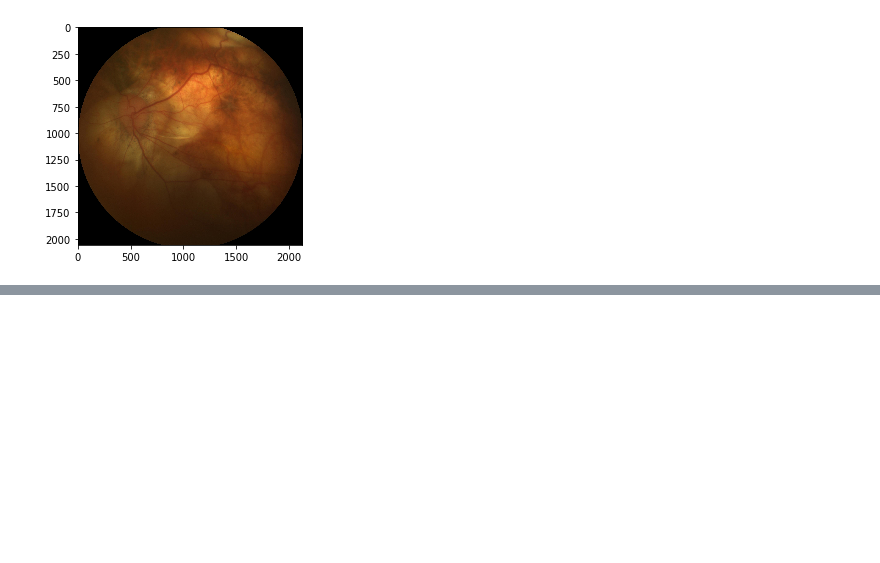
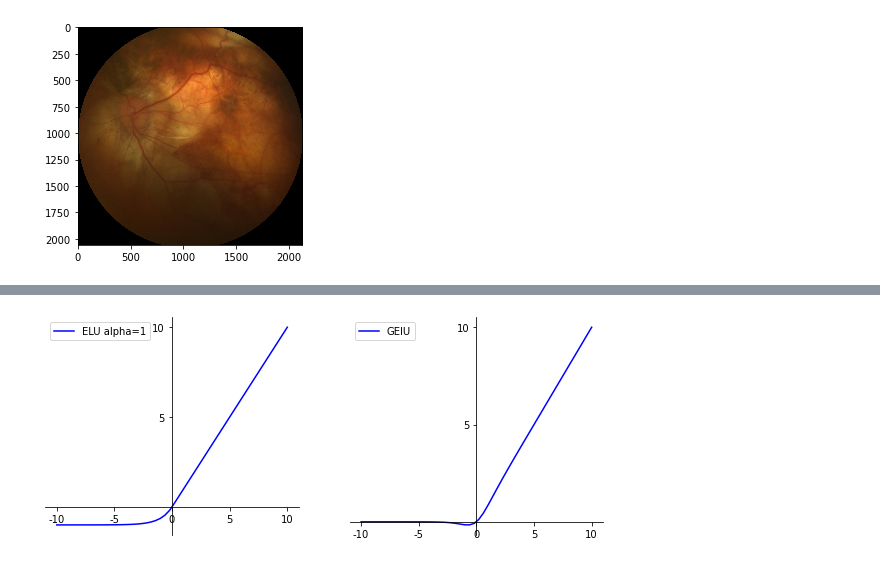
Before and after one commit to JoshuaXueJH/5100_eye_clinic, a Jupyter notebook: eye_clinic.ipynb, the cells around one changed output, grey strips where cells are left out. Saved outputs shown, nothing was run; the diff lists cells and outputs as text; code cells hidden in the pictures; blank space fills up the shorter version.

```diff
--- a/eye_clinic.ipynb
+++ b/eye_clinic.ipynb
@@ -366,0 +418,54 @@ Label: 1 , Predicted: 1
+# %%
+def elu(x,alpha=1):
+    a = x[x>0]
+    b = alpha*(math.e**(x[x<0])-1)
+    result=np.concatenate((b,a),axis=0)
+    return result
+
+fig = plt.figure(figsize=(10,4))
+ax = fig.add_subplot(121)
+x = np.linspace(-10,10)
+y = elu(x)
+
+ax.spines['top'].set_color('none')
+ax.spines['right'].set_color('none')
+
+ax.xaxis.set_ticks_position('bottom')
+ax.spines['bottom'].set_position(('data',0))
+ax.set_xticks([-10,-5,0,5,10])
+ax.yaxis.set_ticks_position('left')
+ax.spines['left'].set_position(('data',0))
+ax.set_yticks([5,10])
+
+plt.plot(x,y,label = "ELU alpha=1",linestyle='-',color='blue')
+plt.legend()
+plt.savefig('Relu an ELU.png',dpi=200)
+
+def sigmod(x):
+    return 1.0/(1+np.exp(-x))
+
+def gelu(x):
+    # return 0.5*x*(1+ np.tanh(np.sqrt(2/np.pi)*(x+0.044715*np.power(x,3))))
+    return x*sigmod(1.702*x)
+
+# fig = plt.figure(figsize=(10,4))
+ax = fig.add_subplot(122)
+x = np.linspace(-10,10)
+y = gelu(x)
+
+ax.spines['top'].set_color('none')
+ax.spines['right'].set_color('none')
+
+ax.xaxis.set_ticks_position('bottom')
+ax.spines['bottom'].set_position(('data',0))
+ax.set_xticks([-10,-5,0,5,10])
+ax.yaxis.set_ticks_position('left')
+ax.spines['left'].set_position(('data',0))
+ax.set_yticks([5,10])
+
+plt.plot(x,y,label = "GElU",linestyle='-',color='blue')
+plt.legend()
+plt.savefig('sigmoid and tanh.png',dpi=200)
+plt.show()
+# %% [output]
+[figure, added]
```
Also changed, not shown: parts of 4 cells of this notebook.
